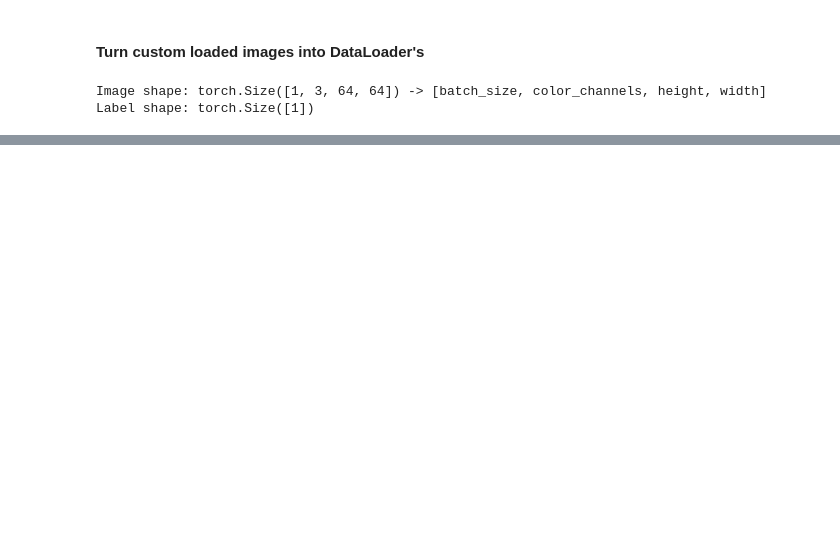
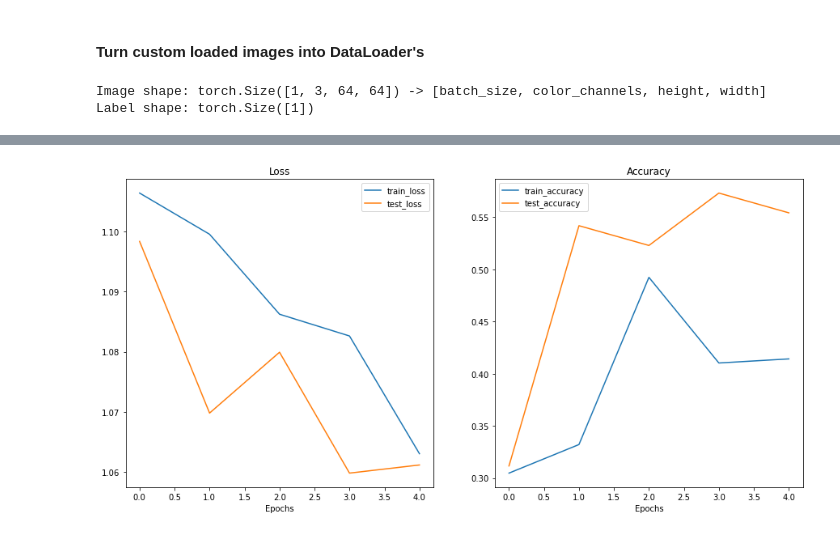
Before and after one commit to emirhansilsupur/pytorch-based-projects, a Jupyter notebook: 04_pytorch_custom_datasets.ipynb, the cells around one changed output, grey strips where cells are left out. Drawn from its saved outputs; the diff is of its cells as text; code cells hidden in the pictures; blank space fills up the shorter version.

```diff
--- a/04_pytorch_custom_datasets.ipynb
+++ b/04_pytorch_custom_datasets.ipynb
@@ -417,0 +448,5 @@ Label shape: torch.Size([1])
+# %%
+simple_transform = transforms.Compose([
+    transforms.Resize((64,64)),
+    transforms.ToTensor()
+])
@@ -417,0 +474,2 @@ Label shape: torch.Size([1])
+# %%
+device = "cuda" if torch.cuda.is_available() else "cpu"
@@ -417,0 +747,27 @@ Label shape: torch.Size([1])
+# %%
+def plot_loss_curves(results):
+
+
+    train_loss = results["train_loss"]
+    test_loss = results["test_loss"]
+    train_acc = results["train_acc"]
+    test_acc = results["test_acc"]
+
+    epochs = range(len(results["train_loss"]))
+
+    plt.figure(figsize=(15,7))
+    # Plot loss
+    plt.subplot(1,2,1)
+    plt.plot(epochs,train_loss,label="train_loss")
+    plt.plot(epochs,test_loss,label="test_loss")
+    plt.title("Loss")
+    plt.xlabel("Epochs")
+    plt.legend()
+
+    # Plot accuracy
+    plt.subplot(1, 2, 2)
+    plt.plot(epochs, train_acc, label='train_accuracy')
+    plt.plot(epochs, test_acc, label='test_accuracy')
+    plt.title('Accuracy')
+    plt.xlabel('Epochs')
+    plt.legend()
@@ -417,0 +793,4 @@ Label shape: torch.Size([1])
+# %%
+plot_loss_curves(model_0_results)
+# %% [output]
+[figure, added]
```
Also changed, not shown: parts of 16 cells of this notebook.
